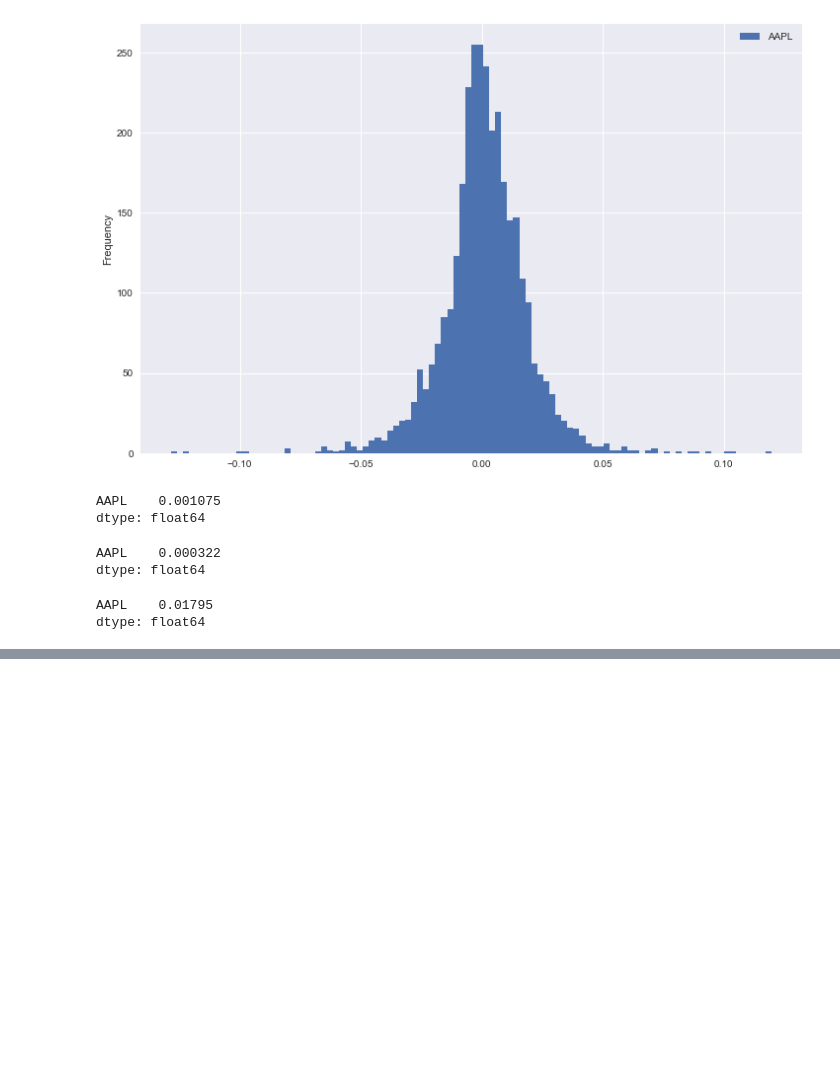
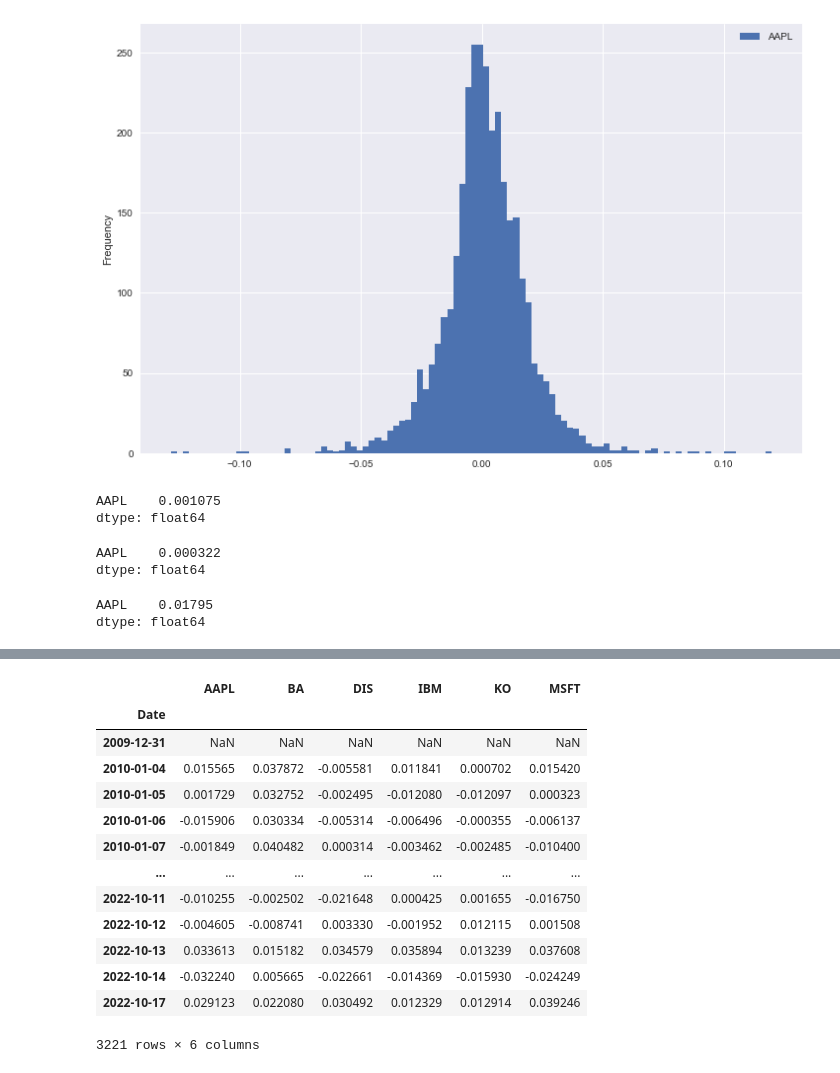
Before and after one commit to lincolnmuriithi11/Stock_Analysis-, a Jupyter notebook: Financial Analysis/initial_visualization.ipynb, the cells around one changed output, grey strips where cells are left out. Saved outputs shown, nothing was run; the diff lists cells and outputs as text; code cells hidden in the pictures; blank space fills up the shorter version.

```diff
--- a/Financial Analysis/initial_visualization.ipynb
+++ b/Financial Analysis/initial_visualization.ipynb
@@ -371,0 +424,17 @@ dtype: float64
+# %%
+close.pct_change()
+# %% [output]
+|  | AAPL | BA | DIS | IBM | KO | MSFT |
+| Date |  |  |  |  |  |  |
+| 2009-12-31 | NaN | NaN | NaN | NaN | NaN | NaN |
+| 2010-01-04 | 0.015565 | 0.037872 | -0.005581 | 0.011841 | 0.000702 | 0.015420 |
+| 2010-01-05 | 0.001729 | 0.032752 | -0.002495 | -0.012080 | -0.012097 | 0.000323 |
+| 2010-01-06 | -0.015906 | 0.030334 | -0.005314 | -0.006496 | -0.000355 | -0.006137 |
+| 2010-01-07 | -0.001849 | 0.040482 | 0.000314 | -0.003462 | -0.002485 | -0.010400 |
+| ... | ... | ... | ... | ... | ... | ... |
+| 2022-10-11 | -0.010255 | -0.002502 | -0.021648 | 0.000425 | 0.001655 | -0.016750 |
+| 2022-10-12 | -0.004605 | -0.008741 | 0.003330 | -0.001952 | 0.012115 | 0.001508 |
+| 2022-10-13 | 0.033613 | 0.015182 | 0.034579 | 0.035894 | 0.013239 | 0.037608 |
+| 2022-10-14 | -0.032240 | 0.005665 | -0.022661 | -0.014369 | -0.015930 | -0.024249 |
+| 2022-10-17 | 0.029123 | 0.022080 | 0.030492 | 0.012329 | 0.012914 | 0.039246 |
+3221 rows × 6 columns
```
Also changed, not shown: parts of 16 cells of this notebook.
